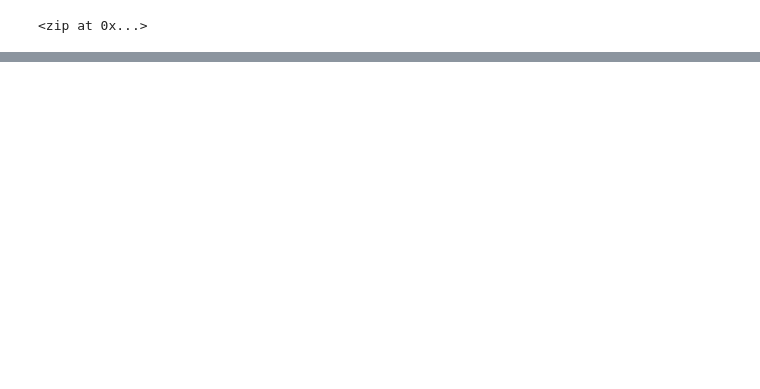
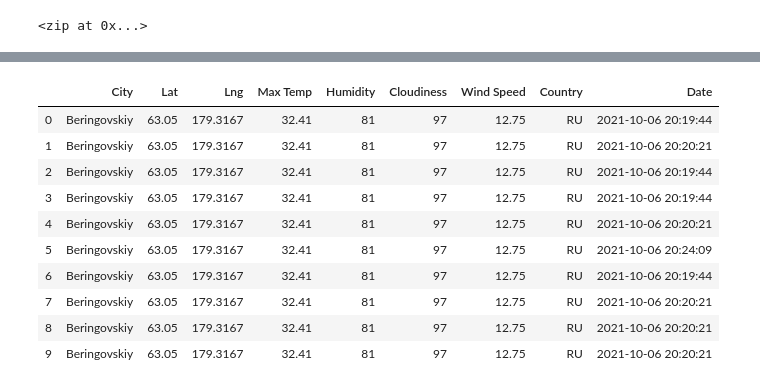
Before and after one commit to ltmurphy/World_Weather_Analysis, a Jupyter notebook: WeatherPy.ipynb, the cells around one changed output, grey strips where cells are left out. Drawn from its saved outputs; the diff is of its cells as text; code cells hidden in the pictures; blank space fills up the shorter version.

```diff
--- a/WeatherPy.ipynb
+++ b/WeatherPy.ipynb
@@ -77,0 +295,17 @@ len(cities)
+# %%
+# In a new cell, add the following code to convert the array of dictionaries to a Pandas DataFrame and run the cell.
+# Convert the array of dictionaries to a Pandas DataFrame.
+city_data_df = pd.DataFrame(city_data)
+city_data_df.head(10)
+# %% [output]
+|  | City | Lat | Lng | Max Temp | Humidity | Cloudiness | Wind Speed | Country | Date |
+| 0 | Beringovskiy | 63.05 | 179.3167 | 32.41 | 81 | 97 | 12.75 | RU | 2021-10-06 20:19:44 |
+| 1 | Beringovskiy | 63.05 | 179.3167 | 32.41 | 81 | 97 | 12.75 | RU | 2021-10-06 20:20:21 |
+| 2 | Beringovskiy | 63.05 | 179.3167 | 32.41 | 81 | 97 | 12.75 | RU | 2021-10-06 20:19:44 |
+| 3 | Beringovskiy | 63.05 | 179.3167 | 32.41 | 81 | 97 | 12.75 | RU | 2021-10-06 20:19:44 |
+| 4 | Beringovskiy | 63.05 | 179.3167 | 32.41 | 81 | 97 | 12.75 | RU | 2021-10-06 20:20:21 |
+| 5 | Beringovskiy | 63.05 | 179.3167 | 32.41 | 81 | 97 | 12.75 | RU | 2021-10-06 20:24:09 |
+| 6 | Beringovskiy | 63.05 | 179.3167 | 32.41 | 81 | 97 | 12.75 | RU | 2021-10-06 20:19:44 |
+| 7 | Beringovskiy | 63.05 | 179.3167 | 32.41 | 81 | 97 | 12.75 | RU | 2021-10-06 20:20:21 |
+| 8 | Beringovskiy | 63.05 | 179.3167 | 32.41 | 81 | 97 | 12.75 | RU | 2021-10-06 20:20:21 |
+| 9 | Beringovskiy | 63.05 | 179.3167 | 32.41 | 81 | 97 | 12.75 | RU | 2021-10-06 20:20:21 |
```
Also changed, not shown: parts of 25 cells of this notebook, 3 other files.
